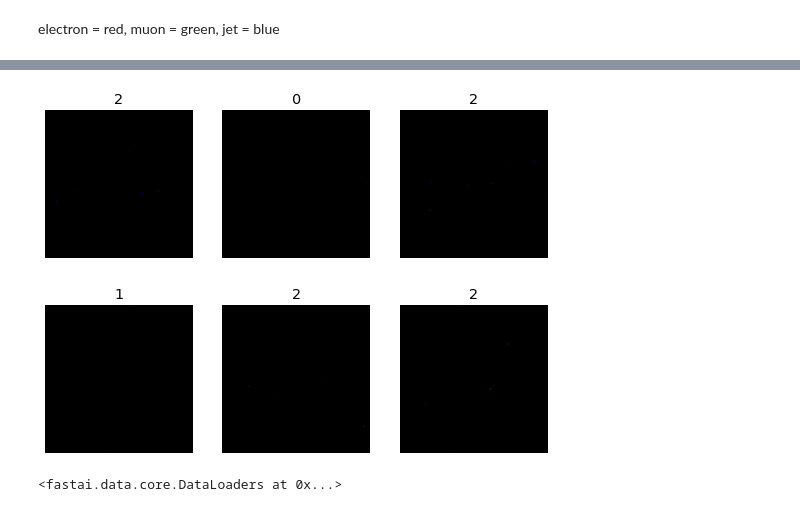
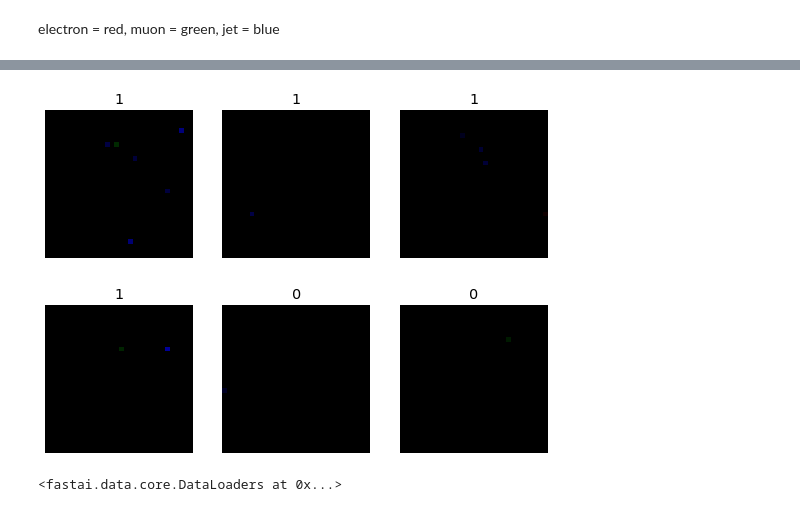
Before and after one commit to mitresthen/phys117_2021, a Jupyter notebook: SphaleronsVBlackHoles.ipynb, the cells around one changed output, grey strips where cells are left out. Saved outputs shown, nothing was run; the diff lists cells and outputs as text; code cells hidden in the pictures.

Commit message:
Added proper labelling system

```diff
--- a/SphaleronsVBlackHoles.ipynb
+++ b/SphaleronsVBlackHoles.ipynb
@@ -677,8 +643,8 @@ def mergeImageSparse(redImage, greenImage, blueImage):
 # %% [markdown]
 electron = red, muon = green, jet = blue
 # %%
-imageHeight = 112
-imageWidth = 112
+imageHeight = 32
+imageWidth = 32
 def createAllImages(imageHeight, imageWidth):
   images = {}
   eta2D = [getAllEtas(dataSet) for dataSet in dataSets]
@@ -744,7 +710,7 @@ for dataset in dataSets:
   for idx, data in enumerate(dataset.data):
     electronImage= images.get((dataset.fileName, idx, 1), {})
     muonImage = images.get((dataset.fileName, idx, 2), {})
-    jetsImage = images.get((dataset.fileName, idx, 4), {})
+    jetsImage = images.get((dataset.fileName, idx, 0), {})
     mergedImages.append(mergeImageSparse(electronImage, muonImage, jetsImage))
   print(len(mergedImages))
   print(mergedImages[random.randrange(0, len(mergedImages))])
@@ -762,34 +726,37 @@ mergedTensor = torch.empty((imageHeight,imageWidth, 3), dtype=torch.int32)
 tensors = []
 for dataset in dataSets:
   label = paths.index(dataset.path)
-  for image in itertools.islice(mergedImageForDataSet[dataset.fileName], 0, 500):
-    indexes = [[0,0]]
-    values = [[label, 0, 0]]
+  for image in itertools.islice(mergedImageForDataSet[dataset.fileName], 0, 1000):
+    indexes = []
+    values = []
     for key in image:
       x, y = key
       indexes.append([x, y])
       value = image[key]
       values.append(list(value))
-    s = torch.sparse_coo_tensor(torch.tensor(indexes).t(), values, (imageHeight, imageWidth, 3)).to_dense()
-    tensors.append(s)
+    if len(values) != 0:
+      s = torch.sparse_coo_tensor(torch.tensor(indexes).t(), values, (imageHeight, imageWidth, 3)).to_dense()
+      tensors.append([s, label])
 
-mergedTensor = torch.stack(tensors)
-tensors = []
+#mergedTensor = torch.stack(tensors)
+#tensors = []
 # %%
-def get_x(r): return TensorImage([r[:,:,0],r[:,:,1],r[:,:,2]]) # make 3 copies of detector information to get 3-layer image.
-def get_y(r): return int(r[0,0,0])
+def get_x(r_in):
+  r = r_in[0].cpu().detach().numpy()
+  return TensorImage([r[:,:,0],r[:,:,1],r[:,:,2]])
+def get_y(r): return int(r[1])
 dblock = DataBlock( blocks = (ImageBlock, CategoryBlock),
                     get_x = get_x,
                     get_y = get_y,
                     splitter = RandomSplitter(valid_pct=0.5, seed=41),
                   )
 # %%
-dls = dblock.dataloaders(mergedTensor)
+dls = dblock.dataloaders(tensors)
 dls.train.show_batch(max_n=3)
 dls.valid.show_batch(max_n=3)
 # %% [output]
-[figure, old version]
+[figure, new version]
-[figure, old version]
+[figure, new version]
 # %%
 dls.cuda()
 # %% [output]
```
Also changed, not shown: parts of 22 cells of this notebook.
